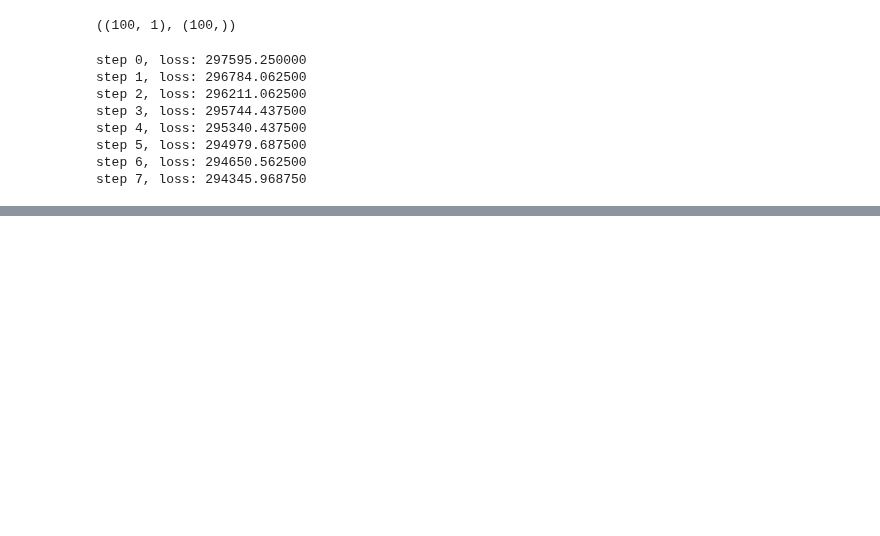
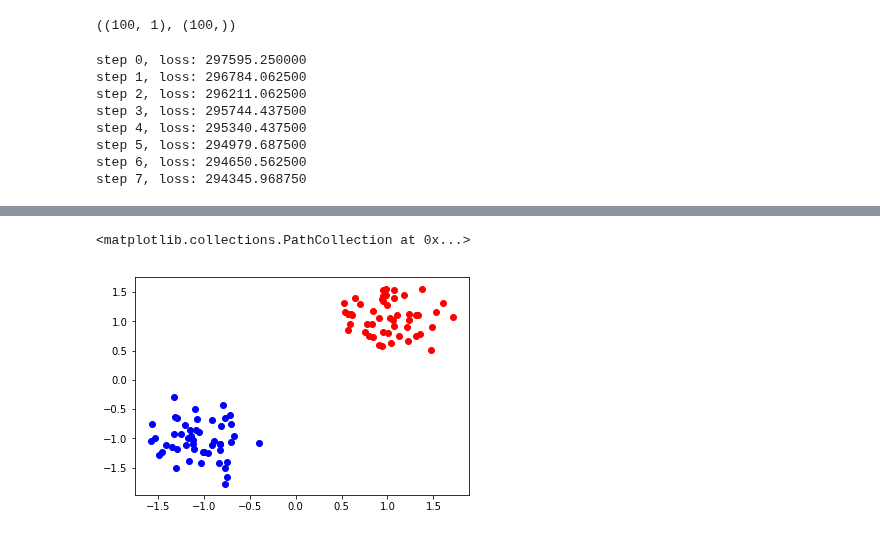
Before and after one commit to RajHarry/DeepNets, a Jupyter notebook: Tensorflow/Learn_TF/BR_RBZ+Ch_3.ipynb, the cells around one changed output, grey strips where cells are left out. Saved outputs shown, nothing was run; the diff lists cells and outputs as text; code cells hidden in the pictures; blank space fills up the shorter version.

```diff
--- a/Tensorflow/Learn_TF/BR_RBZ+Ch_3.ipynb
+++ b/Tensorflow/Learn_TF/BR_RBZ+Ch_3.ipynb
@@ -77,0 +114,8 @@ step 7, loss: 294345.968750
+# %%
+x_zeros = np.random.multivariate_normal(mean=np.array((-1, -1)), cov=.1*np.eye(2), size=(N//2,))
+
+y_zeros = np.zeros((N//2,))
+
+x_ones =  np.random.multivariate_normal(mean=np.array((1, 1)), cov=.1*np.eye(2), size=(N//2,))
+
+y_ones = np.ones((N//2,))
@@ -77,0 +146,7 @@ step 7, loss: 294345.968750
+# %%
+# Plot Zeros
+plt.scatter(x_zeros[:, 0], x_zeros[:, 1], color="blue")
+plt.scatter(x_ones[:, 0], x_ones[:, 1], color="red")
+# %% [output]
+<matplotlib.collections.PathCollection at 0x...>
+[figure, added]
```
Also changed, not shown: parts of 19 cells of this notebook.
